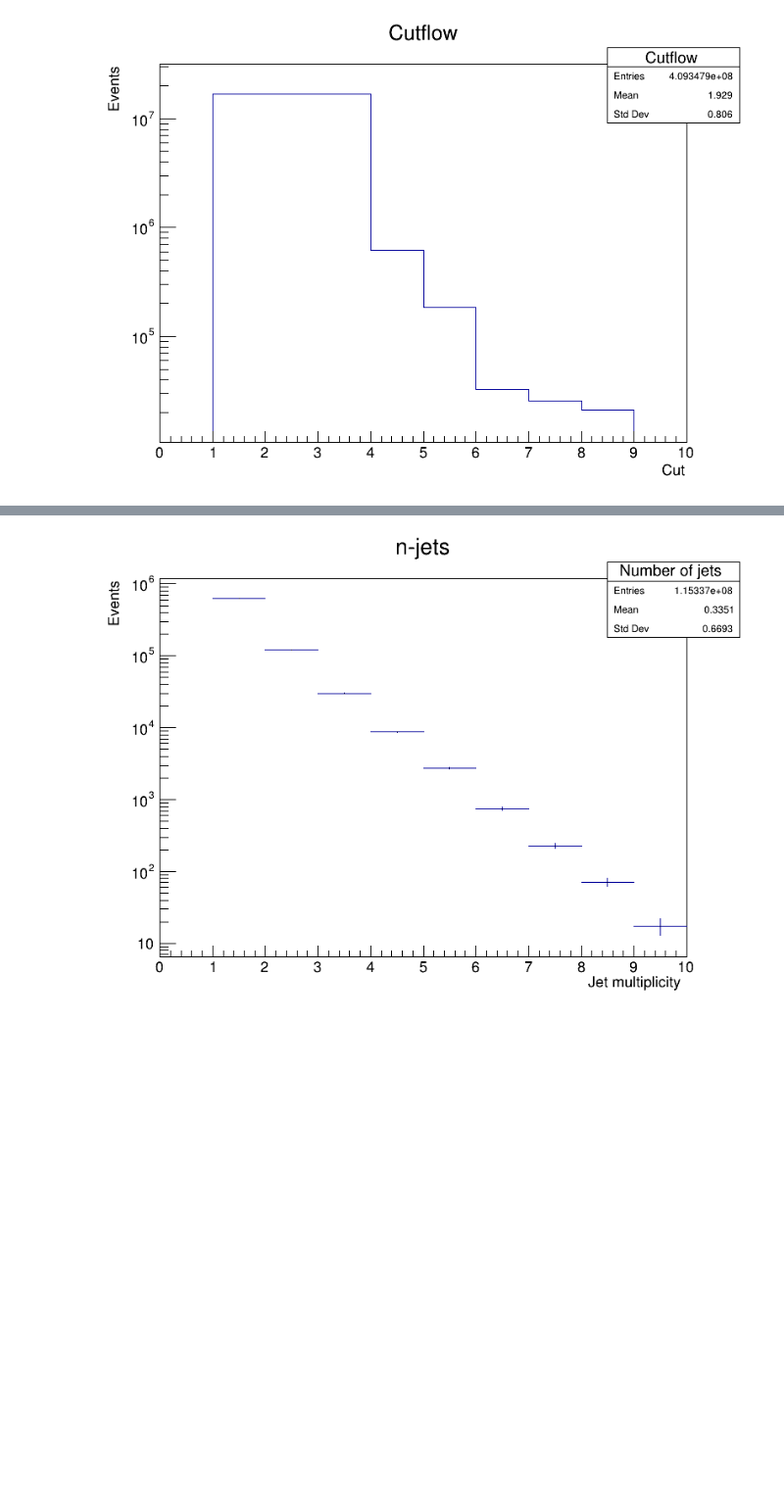
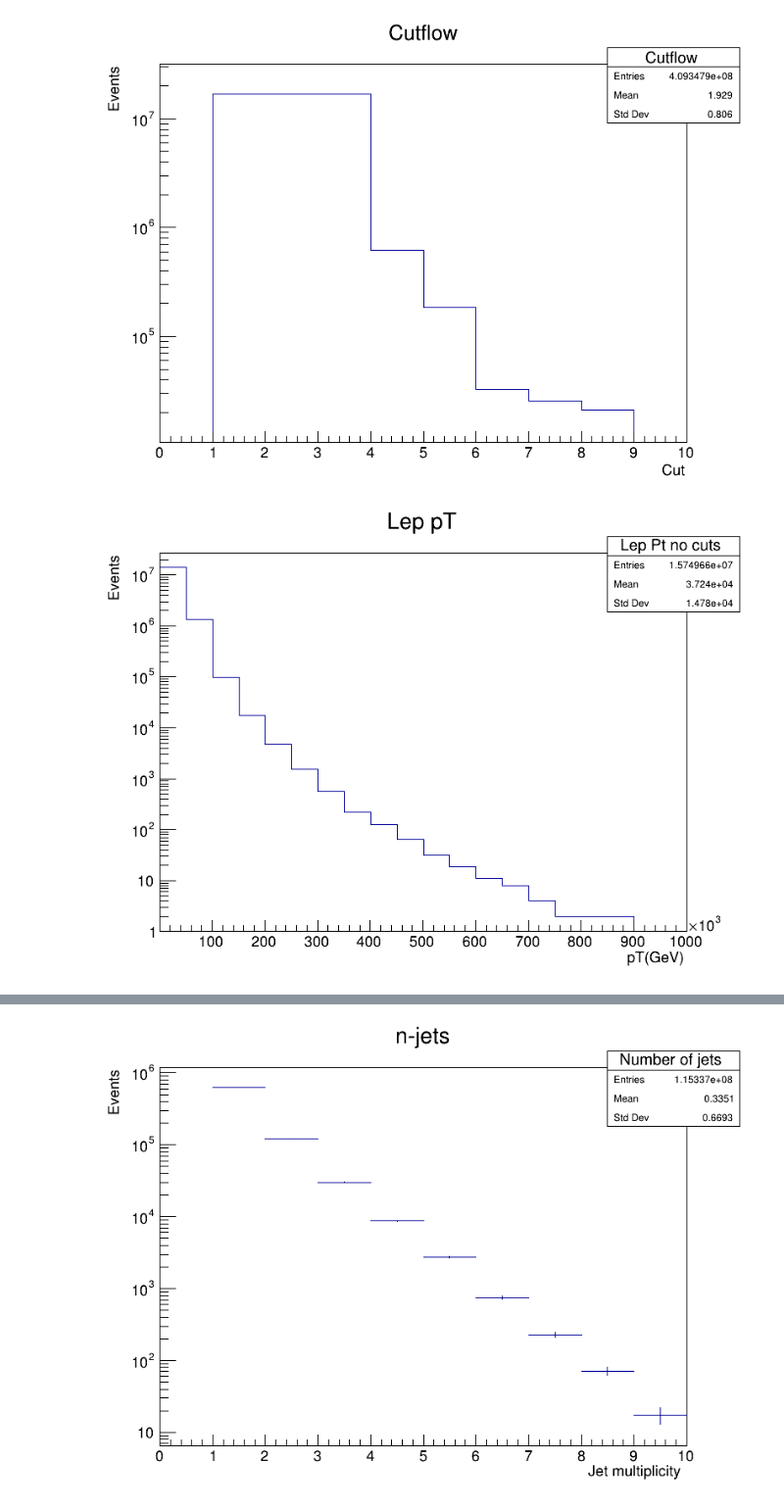
Before and after one commit to jdvillamils/TTBar, a Jupyter notebook: TTBar.ipynb, the cells around one changed output, grey strips where cells are left out. Shown: that part at 98% size. Cells and saved outputs as stored; diff of their text form; code cells hidden in the pictures; blank space fills up the shorter version.

```diff
--- a/TTBar.ipynb
+++ b/TTBar.ipynb
@@ -249,3 +271,9 @@ canvas->SetLogy();
 canvas->Draw();
 # %% [output]
 [figure]
+# %%
+hist_lep_pt_b->Draw();
+canvas->SetLogy();
+canvas->Draw();
+# %% [output]
+[figure, added]
```
Also changed, not shown: parts of 15 cells of this notebook.
